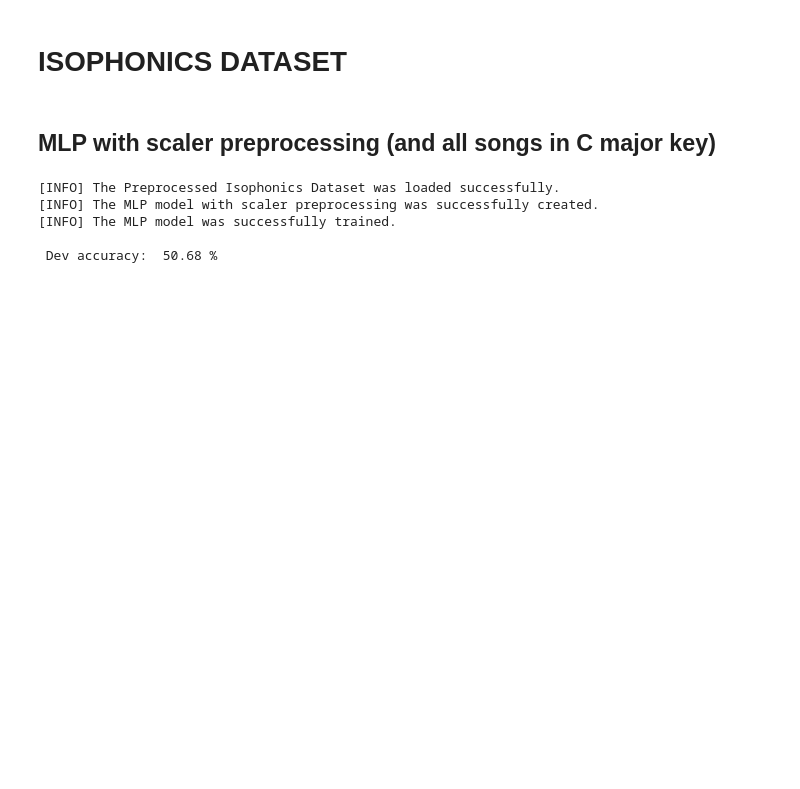
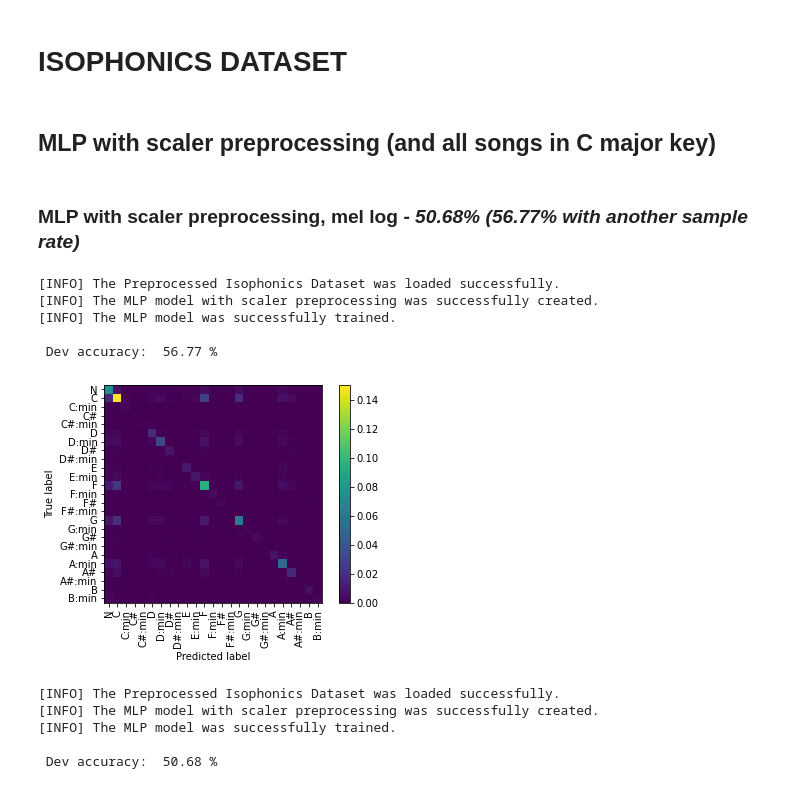
Before and after one commit to lanzv/SongChordsRecognizer, a Jupyter notebook: ACRmodel/ACR - Bakalarska prace.ipynb, the cells around one changed output. Drawn from its saved outputs; the diff is of its cells as text; code cells hidden in the pictures; blank space fills up the shorter version.

```diff
--- a/ACRmodel/ACR - Bakalarska prace.ipynb
+++ b/ACRmodel/ACR - Bakalarska prace.ipynb
@@ -47,6 +47,31 @@ args = parser.parse_args([] if "__file__" not in globals() else None)
 # ISOPHONICS DATASET
 # %% [markdown]
 ## MLP with scaler preprocessing (and all songs in C major key)
+# %% [markdown]
+### MLP with scaler preprocessing, mel log - *50.68% (56.77% with another sample rate)*
+# %%
+#!/usr/bin/env python3
+# hop length 11008, sample rate 22050, flattened, window size 5, normalized to C major, skip 1
+# Prepare data
+x, y = IsophonicsDataset.load_preprocessed_dataset("./PreprocessedDatasets/isophonics_22050_11008_5_flattened_mel_log_1skip.ds")
+train_x, dev_x, train_y, dev_y = sklearn.model_selection.train_test_split(x, y, test_size=args.test_size, random_state=args.seed)
+
+# Create model
+mlp_model = MLP_scalered(random_state=7)
+
+# Train model
+mlp_model.fit(train_x, train_y)
+
+# Display score
+print("\n","Dev accuracy: ", "{:.2f}".format(100*mlp_model.score(dev_x, dev_y)), "%", "\n")
+mlp_model.display_confusion_matrix(dev_x, dev_y)
+# %% [output]
+[INFO] The Preprocessed Isophonics Dataset was loaded successfully.
+[INFO] The MLP model with scaler preprocessing was successfully created.
+[INFO] The MLP model was successfully trained.
+
+ Dev accuracy:  56.77 %
+[figure, added]
 # %%
 #!/usr/bin/env python3
 # hop length 22050, sample rate 44100, flattened, window size 5, normalized to C major, skip 1
```
Also changed, not shown: parts of 14 cells of this notebook.
